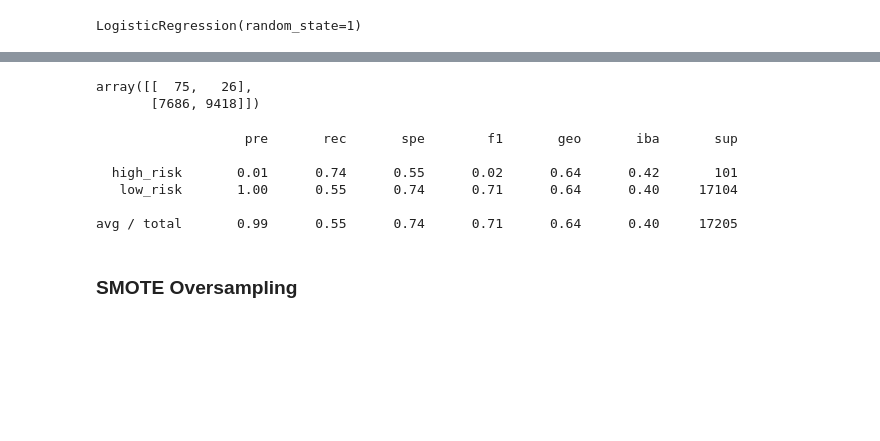
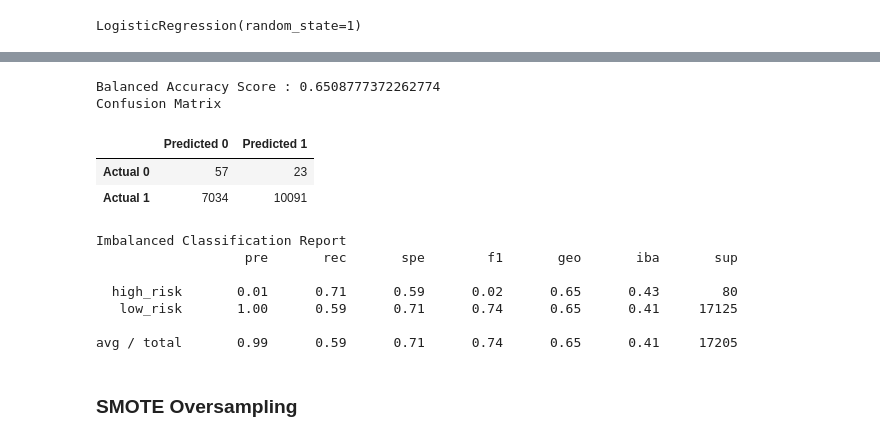
Before and after one commit to Insmire/Credit_Risk_Analysis, a Jupyter notebook: credit_risk_resampling.ipynb, the cells around one changed output, grey strips where cells are left out. Saved outputs shown, nothing was run; the diff lists cells and outputs as text; code cells hidden in the pictures; blank space fills up the shorter version.

```diff
--- a/credit_risk_resampling.ipynb
+++ b/credit_risk_resampling.ipynb
@@ -76,6 +90,3 @@ df.head()
 | 3 | 10000.0 | 0.1640 | 353.55 | RENT | 92000.0 | Verified | Mar-2019 | ... |
 | 4 | 22000.0 | 0.1474 | 520.39 | MORTGAGE | 52000.0 | Not Verified | Mar-2019 | ... |
 5 rows × 86 columns
-# %%
-df = pd.get_dummies(df)
-df.head()
@@ -117,8 +120,8 @@ df.shape
 # Split the Data into Training and Testing
 # %%
 # Create our features
-X =
-X = df.YearsExperience.values.reshape(-1, 1)
+X = df.drop(columns="loan_status")
+X = pd.get_dummies(X)
 
 # Create our target
-y = df["loan_status_high_risk"]
+y = df.loc[:,target].copy()
@@ -161,8 +165,8 @@ Note: Use a random state of 1 for each sampling algorithm to ensure consistency
 ### Naive Random Oversampling
 # %%
 # Resample the training data with the RandomOversampler
-from imblearn.over_sampling import RandomOverSampler
-X_resampled, y_resampled = RandomOverSampler().fit_resample(X_train, y_train)
+ros = RandomOverSampler(random_state=1)
+X_resampled, y_resampled = ros.fit_resample(X_train, y_train)
 
 Counter(y_resampled)
 # %% [output]
@@ -191,22 +180,46 @@ balanced_accuracy_score(y_test, y_pred)
-# %%
-# Display the confusion matrix
-from sklearn.metrics import confusion_matrix
-y_pred = model.predict(X_test)
-confusion_matrix(y_test, y_pred)
-# %% [output]
-array([[  75,   26],
-       [7686, 9418]])
-# %%
-# Print the imbalanced classification report
-from imblearn.metrics import classification_report_imbalanced
-print(classification_report_imbalanced(y_test, y_pred))
-# %% [output]
-                   pre       rec       spe        f1       geo       iba       sup
-
-  high_risk       0.01      0.74      0.55      0.02      0.64      0.42       101
-   low_risk       1.00      0.55      0.74      0.71      0.64      0.40     17104
-
-avg / total       0.99      0.55      0.74      0.71      0.64      0.40     17205
+# %%
+# create function eval_metrics to calculate balanced accuracy score, confusion matrix, and imbalanced classification report
+def eval_metrics():
+
+    # Making predictions using the testing data.
+    y_pred = model.predict(X_test)
+
+    # Calculating the accuracy score.
+    score = balanced_accuracy_score(y_test, y_pred)
+
+    # Calculating the confusion matrix.
+    cm = confusion_matrix(y_test, y_pred)
+
+    # Create a DataFrame from the confusion matrix.
+    cm_df = pd.DataFrame(
+        cm, index=["Actual 0", "Actual 1"], columns=["Predicted 0", "Predicted 1"])
+
+    # Calculating imbalanced classification report
+    report = classification_report_imbalanced(y_test, y_pred)
+
+    # Displaying results
+    print(f"Balanced Accuracy Score : {score}")
+
+    print("Confusion Matrix")
+    display(cm_df)
+
+    print("Imbalanced Classification Report")
+    print(report)
+# %%
+eval_metrics()
+# %% [output]
+Balanced Accuracy Score : 0.6508777372262774
+Confusion Matrix
+|  | Predicted 0 | Predicted 1 |
+| Actual 0 | 57 | 23 |
+| Actual 1 | 7034 | 10091 |
+Imbalanced Classification Report
+                   pre       rec       spe        f1       geo       iba       sup
+
+  high_risk       0.01      0.71      0.59      0.02      0.65      0.43        80
+   low_risk       1.00      0.59      0.71      0.74      0.65      0.41     17125
+
+avg / total       0.99      0.59      0.71      0.74      0.65      0.41     17205
 # %% [markdown]
 ### SMOTE Oversampling
 # %%
```
Also changed, not shown: parts of 37 cells of this notebook, 1 other file.
